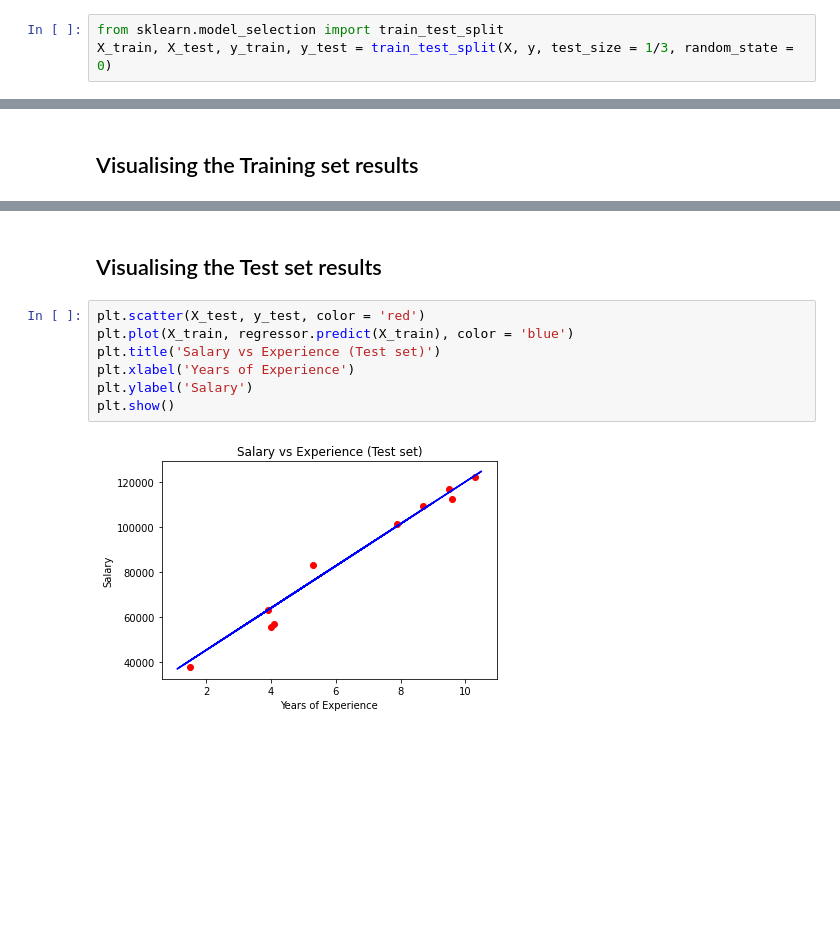
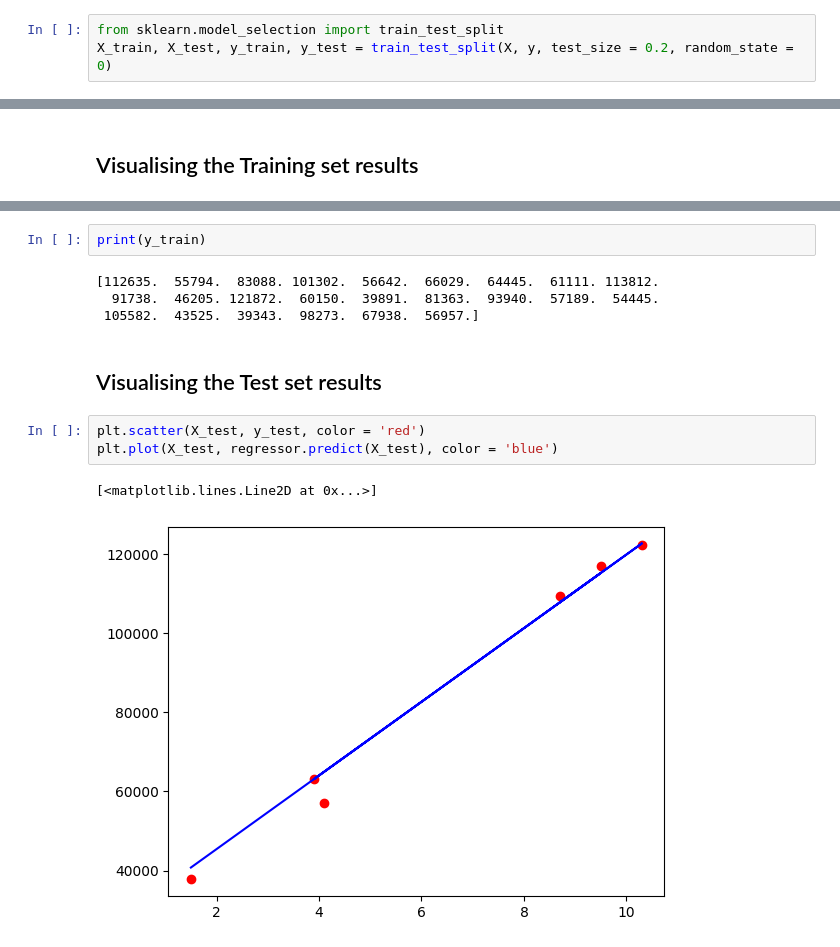
Before and after one commit to ditorizkyka/AI_Self-Study, a Jupyter notebook: simple_linear_regression_selfstud.ipynb, the cells around one changed output, grey strips where cells are left out. Cells and saved outputs as stored; diff of their text form; blank space fills up the shorter version.

```diff
--- a/simple_linear_regression_selfstud.ipynb
+++ b/simple_linear_regression_selfstud.ipynb
@@ -18,7 +38,7 @@ y = dataset.iloc[:, -1].values
 ## Splitting the dataset into the Training set and Test set
 # %%
 from sklearn.model_selection import train_test_split
-X_train, X_test, y_train, y_test = train_test_split(X, y, test_size = 1/3, random_state = 0)
+X_train, X_test, y_train, y_test = train_test_split(X, y, test_size = 0.2, random_state = 0)
 # %% [markdown]
 ## Training the Simple Linear Regression model on the Training set
 # %%
@@ -45,11 +85,14 @@ plt.show()
+# %%
+print(y_train)
+# %% [output]
+[112635.  55794.  83088. 101302.  56642.  66029.  64445.  61111. 113812.
+  91738.  46205. 121872.  60150.  39891.  81363.  93940.  57189.  54445.
+ 105582.  43525.  39343.  98273.  67938.  56957.]
 # %% [markdown]
 ## Visualising the Test set results
 # %%
 plt.scatter(X_test, y_test, color = 'red')
-plt.plot(X_train, regressor.predict(X_train), color = 'blue')
-plt.title('Salary vs Experience (Test set)')
-plt.xlabel('Years of Experience')
-plt.ylabel('Salary')
-plt.show()
+plt.plot(X_test, regressor.predict(X_test), color = 'blue')
 # %% [output]
+[<matplotlib.lines.Line2D at 0x...>]
-[figure, old version]
+[figure, new version]
```
Also changed, not shown: parts of 5 cells of this notebook.
